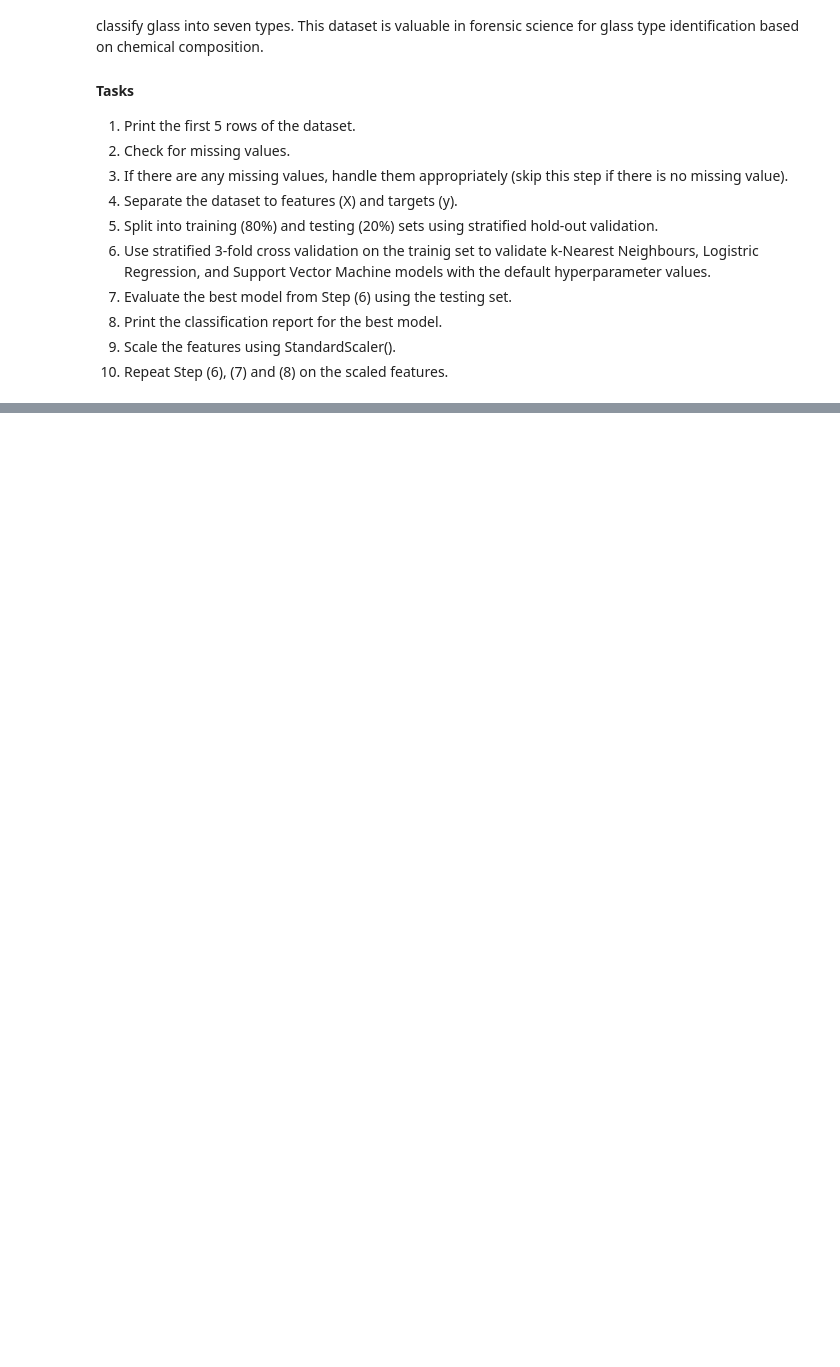
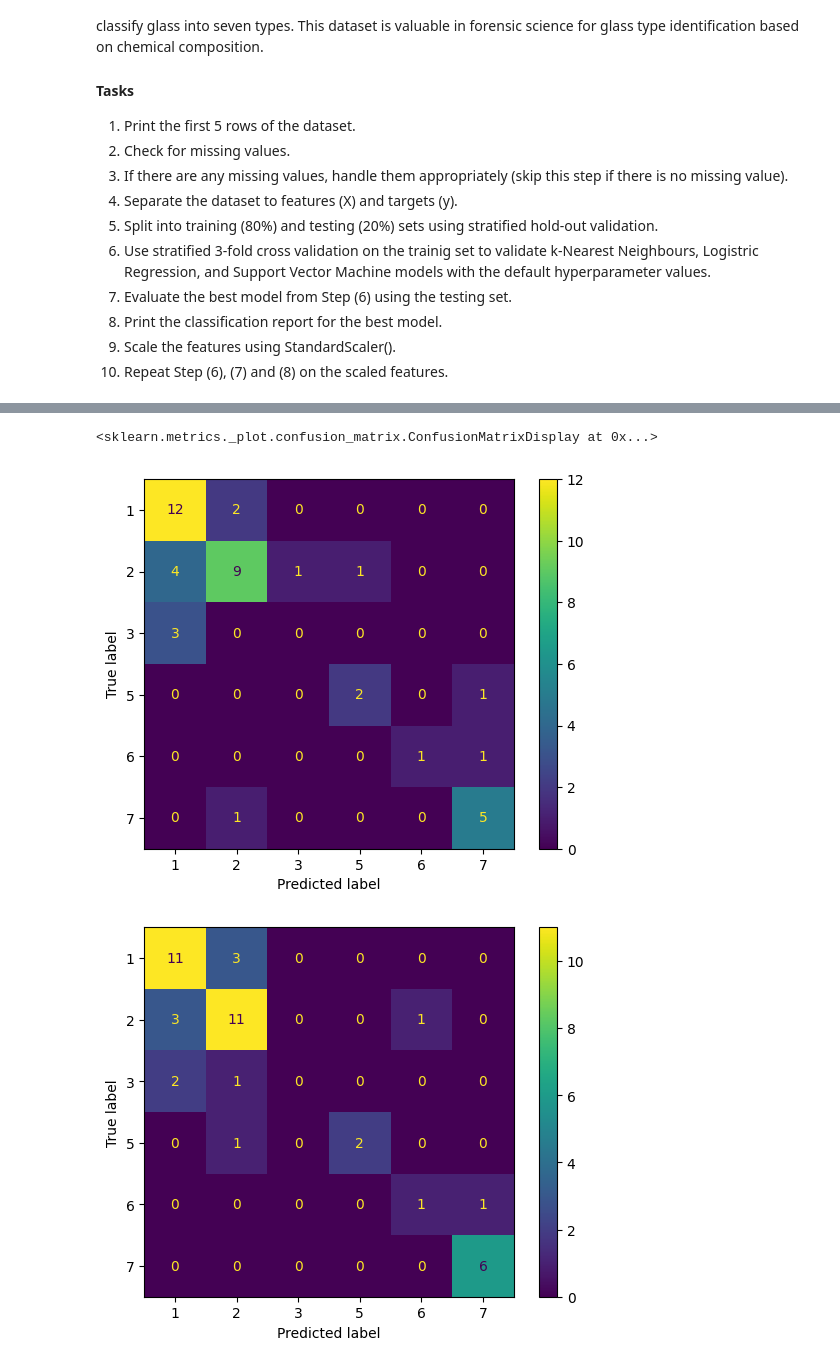
Before and after one commit to wooihaw/k-youth-2603, a Jupyter notebook: Lab_2/Lab_2c.ipynb, the cells around one changed output, grey strips where cells are left out. Drawn from its saved outputs; the diff is of its cells as text; code cells hidden in the pictures; blank space fills up the shorter version.

```diff
--- a/Lab_2/Lab_2c.ipynb
+++ b/Lab_2/Lab_2c.ipynb
@@ -37,0 +104,4 @@ df = read_csv('https://raw.githubusercontent.com/wooihaw/datasets/main/glass_dat
+# %%
+# Print classification report for the best model
+y_pred = best_model1.predict(X_test)
+print(classification_report(y_test, y_pred))
@@ -37,0 +121,5 @@ df = read_csv('https://raw.githubusercontent.com/wooihaw/datasets/main/glass_dat
+# %%
+# Perform feature scaling using StandardScaler
+scl = StandardScaler()
+Xs_train = scl.fit_transform(X_train)
+Xs_test = scl.transform(X_test)
@@ -37,0 +135,4 @@ df = read_csv('https://raw.githubusercontent.com/wooihaw/datasets/main/glass_dat
+# %%
+# Train and evaluate the best model
+best_model2 = SVC().fit(Xs_train, y_train)
+print(f'Best model 2 score: {best_model2.score(Xs_test, y_test):.3%}')
@@ -37,0 +141,4 @@ df = read_csv('https://raw.githubusercontent.com/wooihaw/datasets/main/glass_dat
+# %%
+# Print classification report for best model 2
+y_pred2 = best_model2.predict(Xs_test)
+print(classification_report(y_test, y_pred2))
@@ -37,0 +158,11 @@ df = read_csv('https://raw.githubusercontent.com/wooihaw/datasets/main/glass_dat
+# %%
+# Display confusion matrix
+from sklearn.metrics import ConfusionMatrixDisplay
+
+ConfusionMatrixDisplay.from_predictions(y_test, y_pred)
+
+ConfusionMatrixDisplay.from_predictions(y_test, y_pred2)
+# %% [output]
+<sklearn.metrics._plot.confusion_matrix.ConfusionMatrixDisplay at 0x...>
+[figure, added]
+[figure, added]
```
Also changed, not shown: parts of 13 cells of this notebook, 3 other files.
